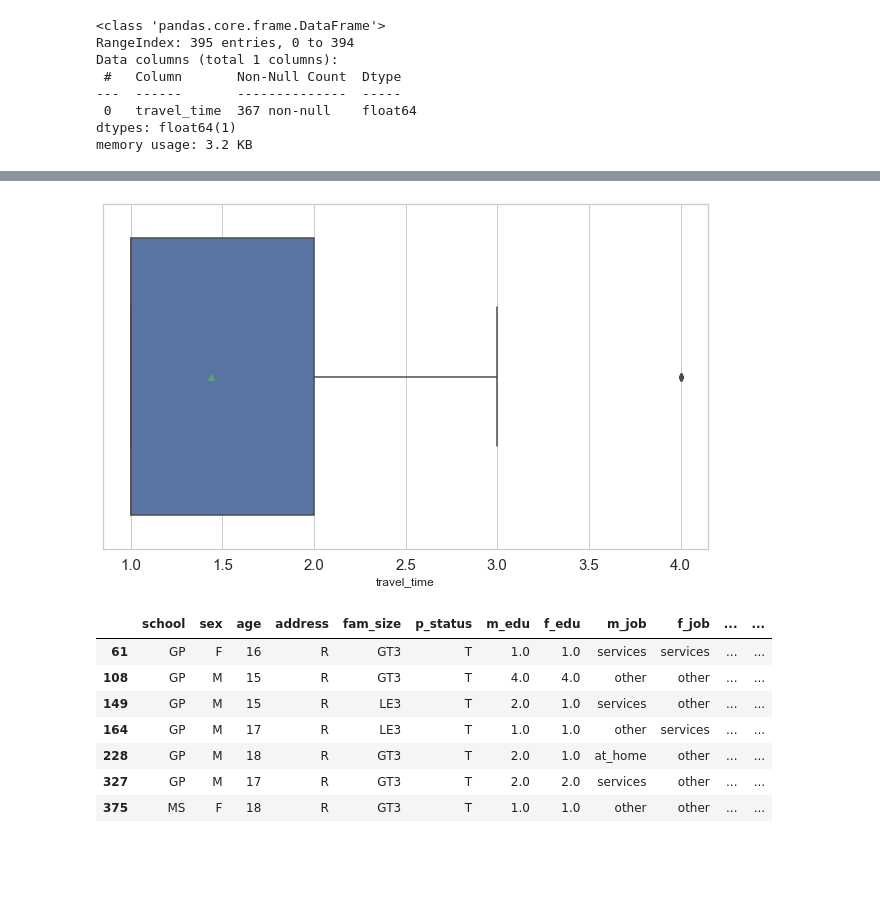
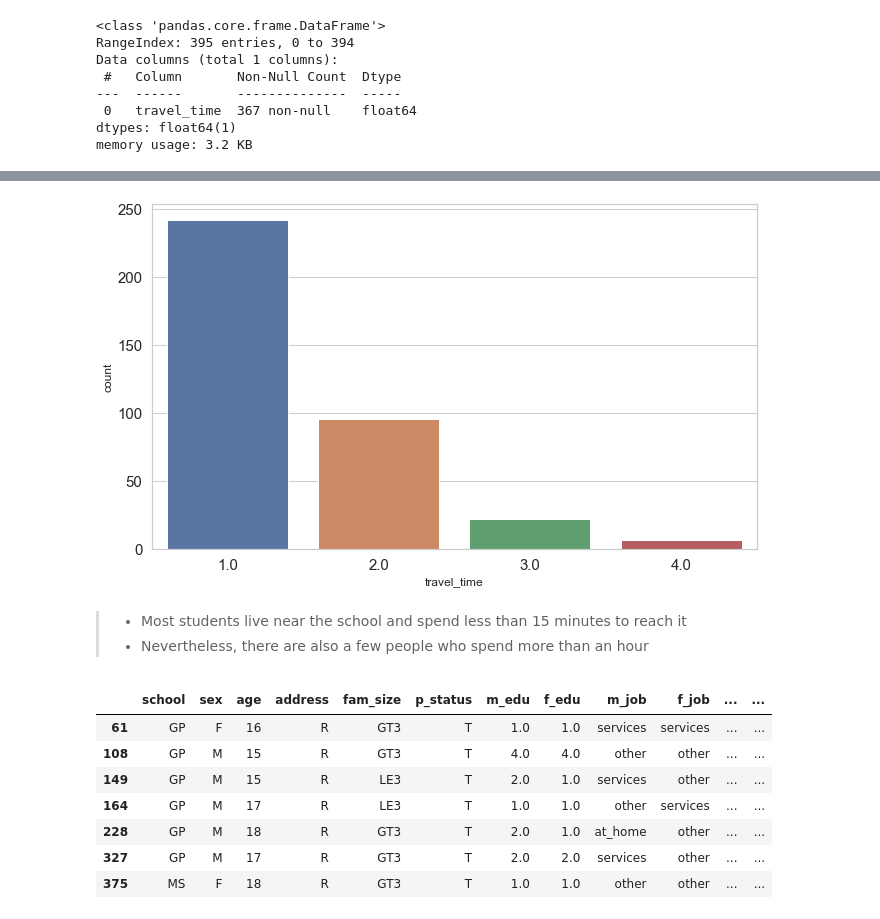
Before and after one commit to LawrenceGrigoryan/skillfactory_rds, a Jupyter notebook: module_2/Project_3. Exploratory Data Analysis.ipynb, the cells around one changed output, grey strips where cells are left out. Saved outputs shown, nothing was run; the diff lists cells and outputs as text; code cells hidden in the pictures; blank space fills up the shorter version.

```diff
--- a/module_2/Project_3. Exploratory Data Analysis.ipynb
+++ b/module_2/Project_3. Exploratory Data Analysis.ipynb
@@ -497,5 +501,3 @@ It is probably more correct to consider this and next features as categorial:
-# %%
-data.m_edu = data.m_edu.astype(str)
 # %% [markdown]
 ### Father's education
 # %%
@@ -549,5 +547,3 @@ memory usage: 3.2 KB
-# %%
-data.f_edu = data.f_edu.astype(str)
 # %% [markdown]
 ### Mother's job
 # %%
@@ -760,7 +752,10 @@ distplot(data.travel_time, bins=3, kde=False)
 # %%
-boxplot(data.travel_time)
+countplot(data.travel_time)
 # %% [output]
-[figure, old version]
+[figure, new version]
+# %% [markdown]
+> * Most students live near the school and spend less than 15 minutes to reach it
+> * Nevertheless, there are also a few people who spend more than an hour
 # %%
 data.loc[data.travel_time == 4]
 # %% [output]
```
Also changed, not shown: parts of 83 cells of this notebook.
